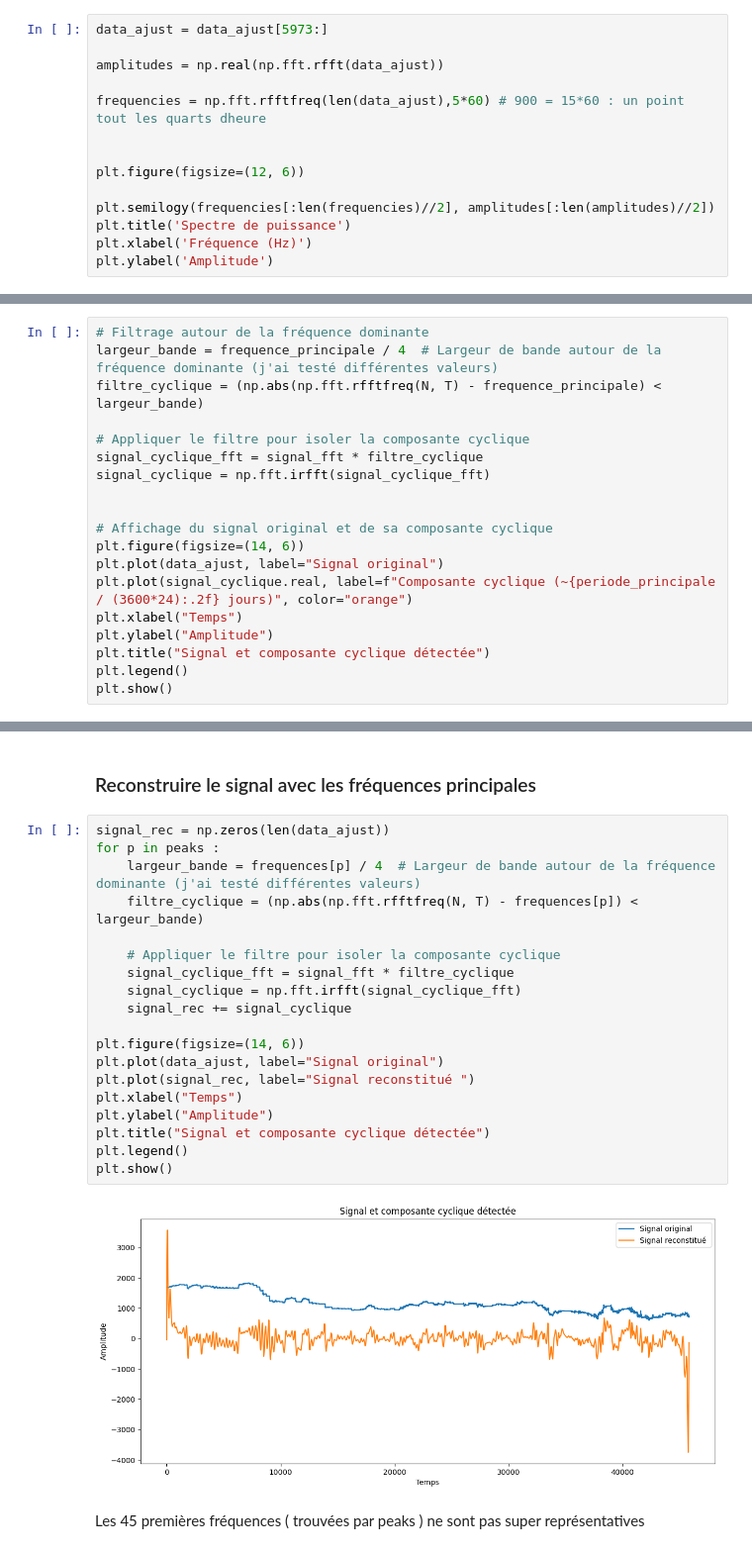
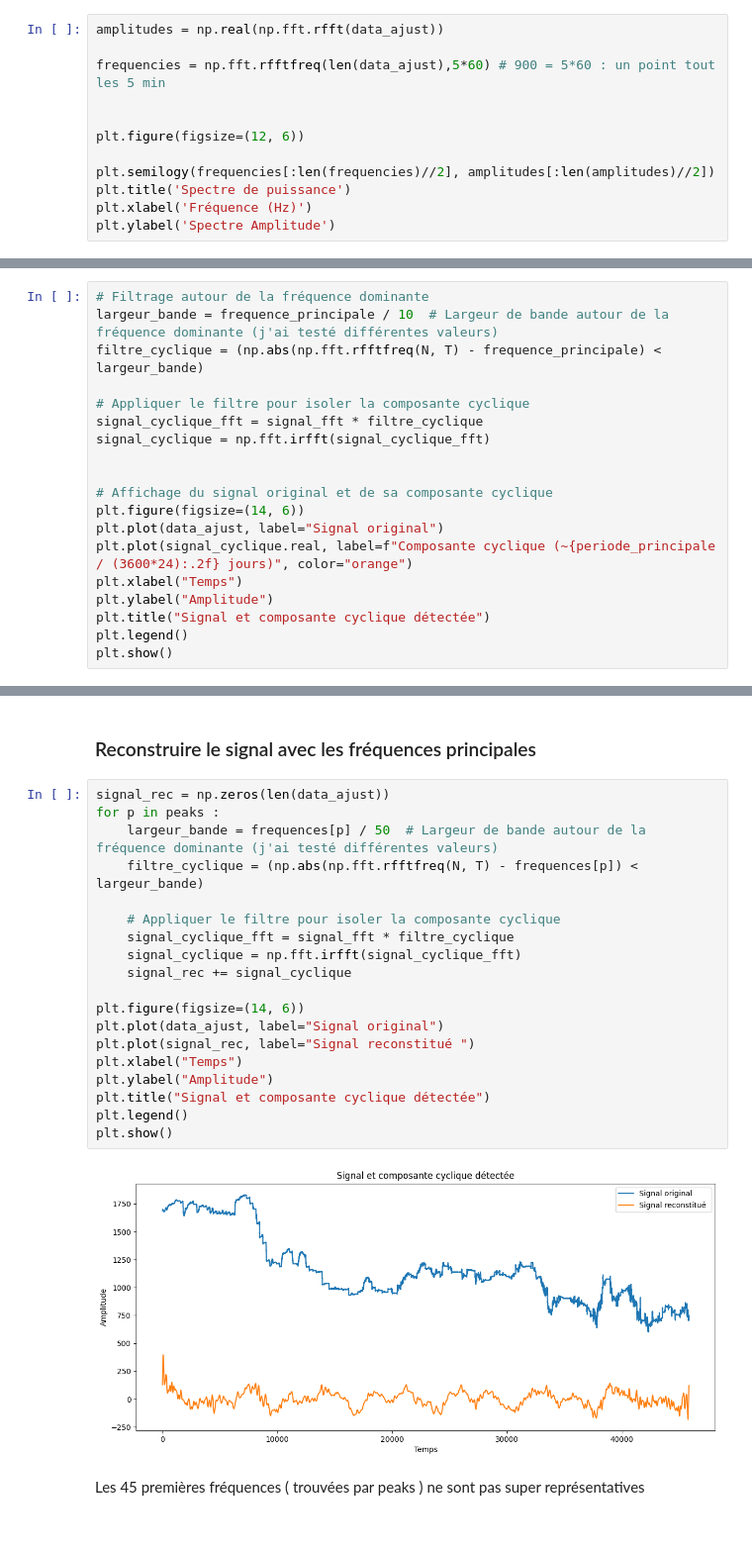
Before and after one commit to PiDchsn/Projet-RI, a Jupyter notebook: Analyse.ipynb, the cells around one changed output, grey strips where cells are left out. Shown at 99% size. Drawn from its saved outputs; the diff is of its cells as text.

```diff
--- a/Analyse.ipynb
+++ b/Analyse.ipynb
@@ -307,11 +307,9 @@ np.real : Prend la partie réelle de la FFT, ce qui correspond aux amplitudes de
 
 Dans le graphe, on prend la première moitié des fréquences et des amplitudes, car la seconde moitié (au-delà de la fréquence de Nyquist) est symétrique et n'apporte pas d'information nouvelle pour un signal réel.
 # %%
-data_ajust = data_ajust[5973:]
-
 amplitudes = np.real(np.fft.rfft(data_ajust))
 
-frequencies = np.fft.rfftfreq(len(data_ajust),5*60) # 900 = 15*60 : un point tout les quarts dheure
+frequencies = np.fft.rfftfreq(len(data_ajust),5*60) # 900 = 5*60 : un point tout les 5 min
 
 
 plt.figure(figsize=(12, 6))
@@ -319,5 +317,5 @@ plt.figure(figsize=(12, 6))
 plt.semilogy(frequencies[:len(frequencies)//2], amplitudes[:len(amplitudes)//2])
 plt.title('Spectre de puissance')
 plt.xlabel('Fréquence (Hz)')
-plt.ylabel('Amplitude')
+plt.ylabel('Spectre Amplitude')
 # %% [output]
@@ -363,7 +361,7 @@ print(f"Fréquence dominante : {frequence_principale*1e8:.5f} 1e-8 Hz, soit une
 Fréquence dominante : 50.92391 1e-8 Hz, soit une période d'environ 22.73 jours
 # %%
 # Filtrage autour de la fréquence dominante
-largeur_bande = frequence_principale / 4  # Largeur de bande autour de la fréquence dominante (j'ai testé différentes valeurs)
+largeur_bande = frequence_principale / 10  # Largeur de bande autour de la fréquence dominante (j'ai testé différentes valeurs)
 filtre_cyclique = (np.abs(np.fft.rfftfreq(N, T) - frequence_principale) < largeur_bande)
 
 # Appliquer le filtre pour isoler la composante cyclique
@@ -387,24 +385,24 @@ plt.show()
 # %%
 signal_rec = np.zeros(len(data_ajust))
 for p in peaks :
-    largeur_bande = frequences[p] / 4  # Largeur de bande autour de la fréquence dominante (j'ai testé différentes valeurs)
+    largeur_bande = frequences[p] / 50  # Largeur de bande autour de la fréquence dominante (j'ai testé différentes valeurs)
     filtre_cyclique = (np.abs(np.fft.rfftfreq(N, T) - frequences[p]) < largeur_bande)
 
     # Appliquer le filtre pour isoler la composante cyclique
     signal_cyclique_fft = signal_fft * filtre_cyclique
     signal_cyclique = np.fft.irfft(signal_cyclique_fft)
     signal_rec += signal_cyclique
 
 plt.figure(figsize=(14, 6))
 plt.plot(data_ajust, label="Signal original")
 plt.plot(signal_rec, label="Signal reconstitué ")
 plt.xlabel("Temps")
 plt.ylabel("Amplitude")
 plt.title("Signal et composante cyclique détectée")
 plt.legend()
 plt.show()
 # %% [output]
-[figure, old version]
+[figure, new version]
 # %% [markdown]
 Les 45 premières fréquences ( trouvées par peaks ) ne sont pas super représentatives
 # %% [markdown]
```
Also changed, not shown: parts of 4 cells of this notebook.
